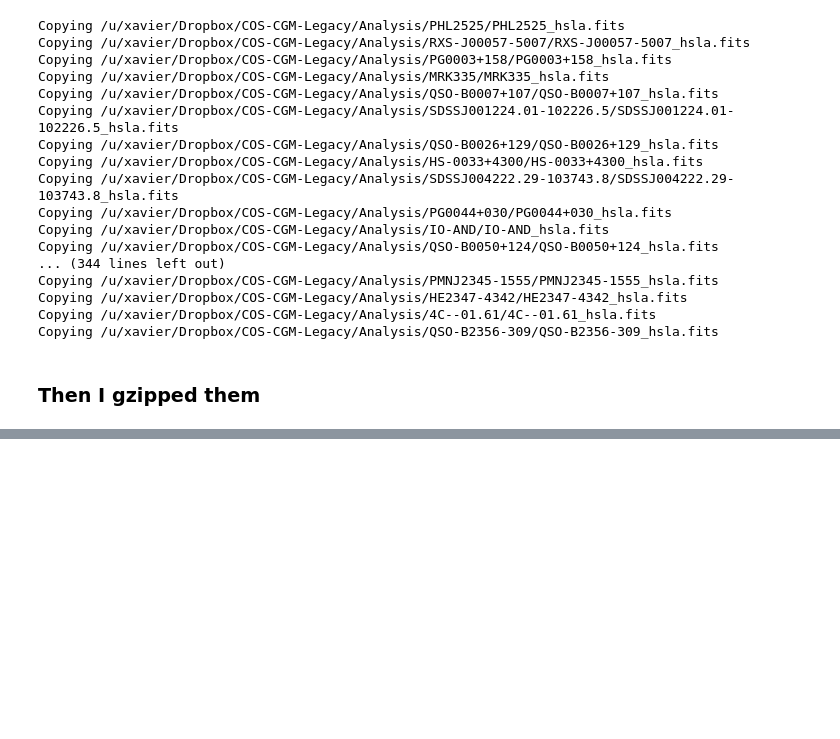
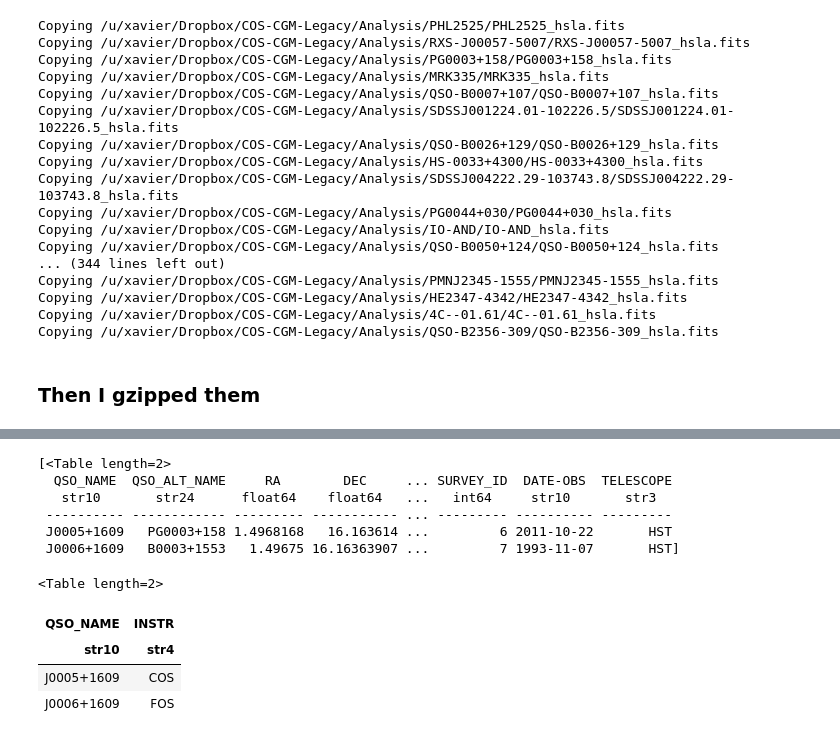
Before and after one commit to specdb/igmspec, a Jupyter notebook: docs/datasets/HST_QSO.ipynb, the cells around one changed output, grey strips where cells are left out. Saved outputs shown, nothing was run; the diff lists cells and outputs as text; code cells hidden in the pictures; blank space fills up the shorter version.

```diff
--- a/docs/datasets/HST_QSO.ipynb
+++ b/docs/datasets/HST_QSO.ipynb
@@ -128,0 +133,2 @@ Copying /u/xavier/Dropbox/COS-CGM-Legacy/Analysis/QSO-B2356-309/QSO-B2356-309_hs
+# %%
+igmsp = IgmSpec(db_file='/Users/xavier/local/Python/igmspec/igmspec/../DB/IGMspec_DB_v02.hdf5')
@@ -128,0 +139,2 @@ Copying /u/xavier/Dropbox/COS-CGM-Legacy/Analysis/QSO-B2356-309/QSO-B2356-309_hs
+# %%
+spec, meta = igmsp.spec_from_coord((1.4968168,16.163614))
@@ -128,0 +159,17 @@ Copying /u/xavier/Dropbox/COS-CGM-Legacy/Analysis/QSO-B2356-309/QSO-B2356-309_hs
+# %%
+meta
+# %% [output]
+[<Table length=2>
+  QSO_NAME  QSO_ALT_NAME     RA        DEC     ... SURVEY_ID  DATE-OBS  TELESCOPE
+   str10       str24      float64    float64   ...   int64     str10       str3
+ ---------- ------------ --------- ----------- ... --------- ---------- ---------
+ J0005+1609   PG0003+158 1.4968168   16.163614 ...         6 2011-10-22       HST
+ J0006+1609   B0003+1553   1.49675 16.16363907 ...         7 1993-11-07       HST]
+# %%
+meta[0][['QSO_NAME', 'INSTR']]
+# %% [output]
+<Table length=2>
+| QSO_NAME | INSTR |
+| str10 | str4 |
+| J0005+1609 | COS |
+| J0006+1609 | FOS |
```
Also changed, not shown: parts of 4 cells of this notebook, 1 other file.
